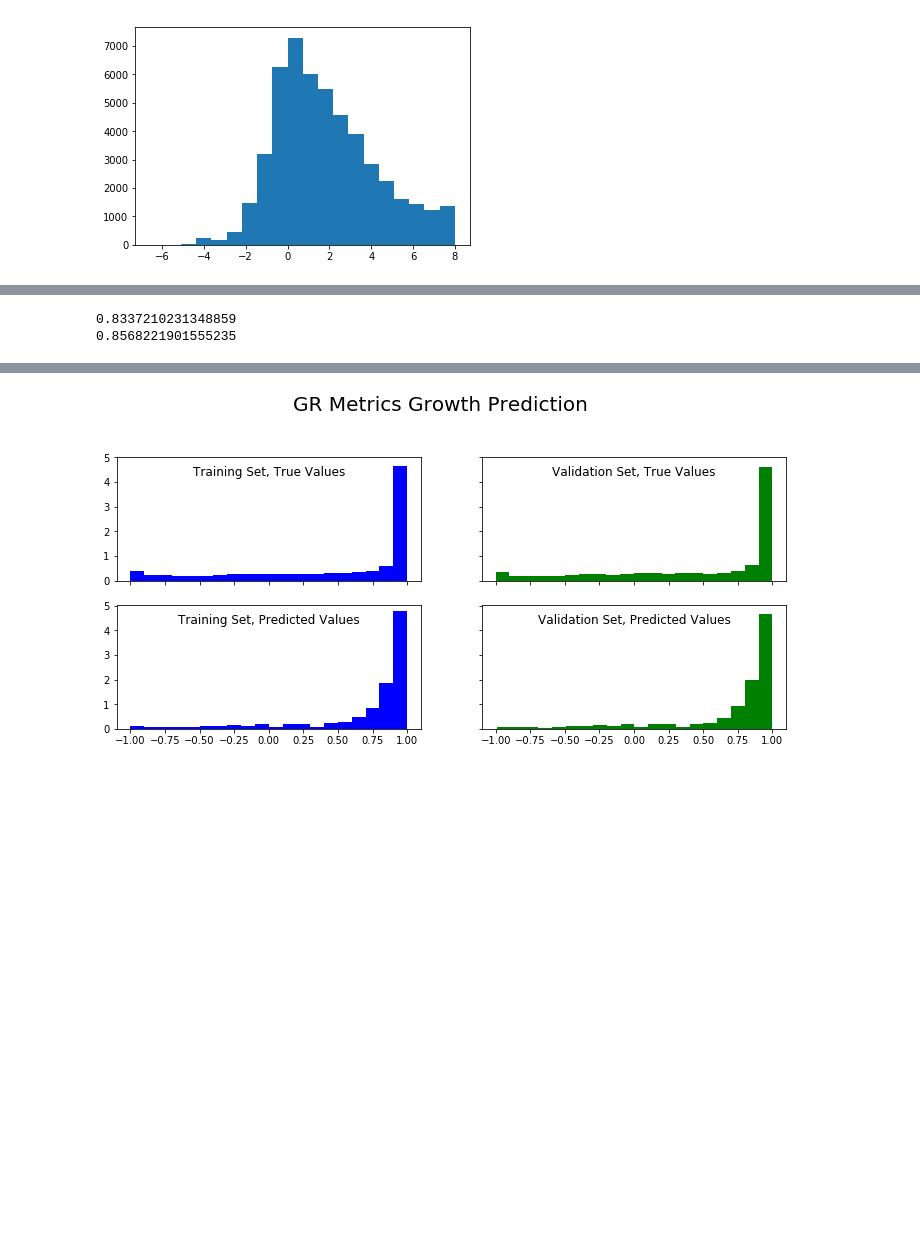
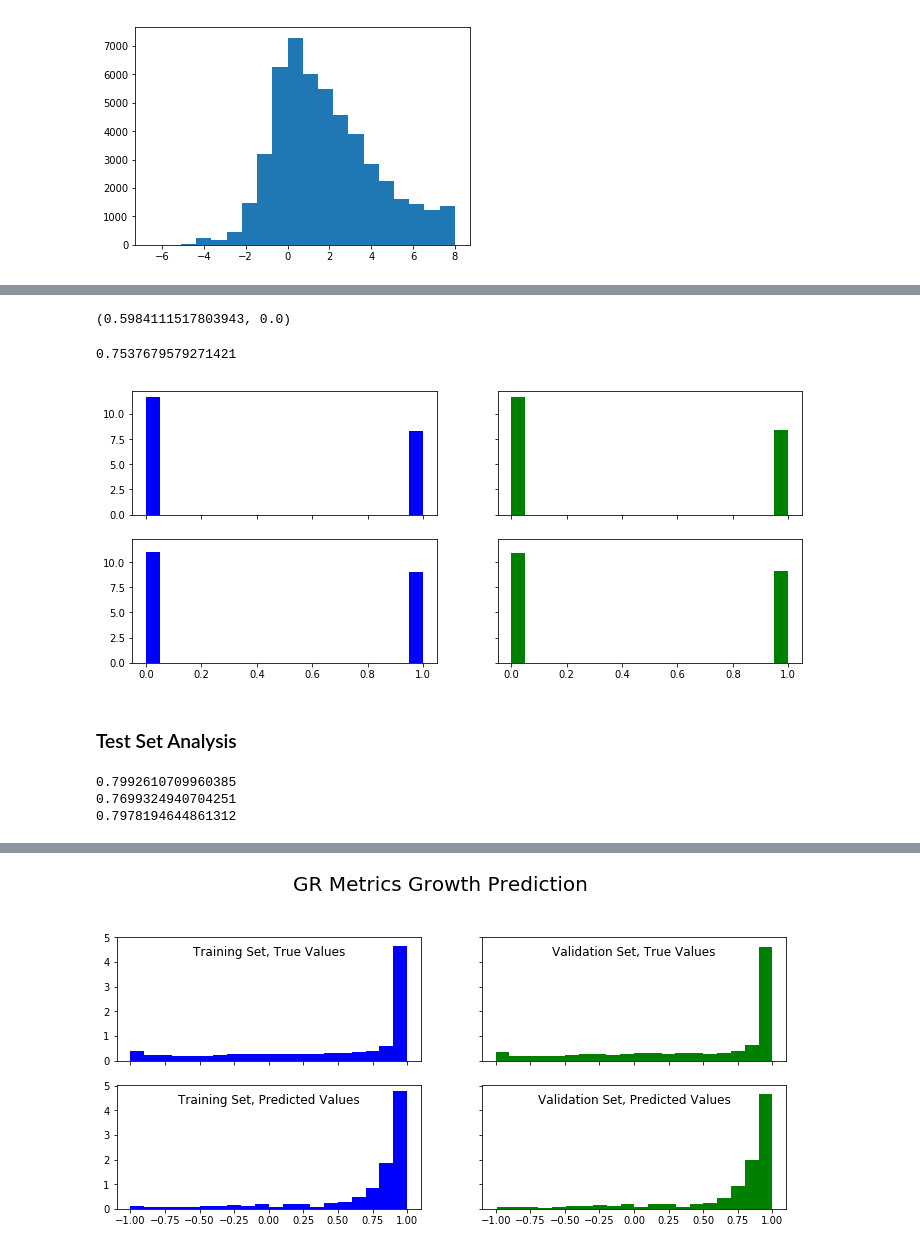
Before and after one commit to gomezlab/kinotypeClusteringAndRegression, a Jupyter notebook: src/10_twoStep.ipynb, the cells around one changed output, grey strips where cells are left out. Cells and saved outputs as stored; diff of their text form; code cells hidden in the pictures; blank space fills up the shorter version.

```diff
--- a/src/10_twoStep.ipynb
+++ b/src/10_twoStep.ipynb
@@ -134,0 +196,7 @@ with tqdm(total = len(threshes) * len(clf_holder)) as pbar:
+# %%
+agg_dat = pd.concat([X['train'], X['dev'], X['test']])
+agg_dat[['Drug', 'Concentration']] = pd.concat([ref['train'], ref['dev'], ref['test']])
+agg_dat['Target'] = np.hstack([targ['train'], targ['dev'], targ['test']])
+agg_dat['Growth'] = np.hstack([y['train'], y['dev'], y['test']])
+agg_dat = agg_dat[list(agg_dat.columns[-4:]) + list(agg_dat.columns[:-4])]
+agg_dat.head()
@@ -136,0 +234,19 @@ pd.Series(val_scores).to_csv('../results/validation_scores_auc.csv')
+# %%
+### write predictions
+thresh = 5e-2
+clf_transformer = ft.partial(thresholder, thresh)
+
+clf =  BaggingClassifier(base_estimator=SGDClassifier(penalty='elasticnet',
+                                                      loss='modified_huber',
+                                                      learning_rate='optimal',
+                                                      class_weight=None,
+                                                      l1_ratio=0.5,
+                                                      alpha=1e-3,
+                                                      random_state=1920),
+                         n_estimators=30,
+                         max_samples=0.632,
+                         n_jobs=15)
+
+clf.fit(agg_dat.values[:, 4:], clf_transformer(agg_dat.values[:, 2]))
+
+preds = clf.predict_proba(agg_dat.values[:, 4:])
@@ -137,10 +255,46 @@ pd.Series(val_scores).to_csv('../results/validation_scores_auc.csv')
+# %%
+print(pearsonr(preds[:,1]>0.7, agg_dat['Growth']>1-5e-2))
+accuracy_score(y_true=agg_dat['Growth']>1-5e-2, y_pred=(preds[:,1]>0.5)*1.)
+# %% [output]
+(0.5984111517803943, 0.0)
+0.7537679579271421
+# %%
+fig, axes = plt.subplots(figsize=(12,5), ncols=2, nrows=2, sharey=True, sharex=True)
+
+axes[0][0].hist(clf_transformer(y['train']), bins=20, density=True, color='b')
+axes[0][1].hist(clf_transformer(y['dev']), bins=20, density=True, color='g')
+
+p_train = clf.predict(X['train'])
+p_dev = clf.predict(X['dev'])
+
+axes[1][0].hist(p_train, bins=20, density=True, color='b')
+axes[1][1].hist(p_dev, bins=20, density=True, color='g')
+
+plt.show()
+# %% [output]
+[figure, added]
+# %% [markdown]
+### Test Set Analysis
 # %%
-clf_transformer = ft.partial(thresholder, 1e-12)
-clf =  BaggingClassifier(base_estimator=SGDClassifier(penalty='elasticnet', loss='hinge', learning_rate='optimal', class_weight='balanced', l1_ratio=0.99, alpha=3e-5, random_state=1920), n_estimators=20, max_samples=0.632, n_jobs=n_jobs)
-clf.fit(X['train'], clf_transformer(y['train']))
-preds = clf.predict(X['dev'])
-print(roc_auc_score(clf_transformer(y['dev']), preds))
-print(accuracy_score(clf_transformer(y['dev']), preds))
+thresh = 5e-2
+clf_transformer = ft.partial(thresholder, thresh)
+
+clf =  BaggingClassifier(base_estimator=SGDClassifier(penalty='elasticnet',
+                                                      loss='modified_huber',
+                                                      learning_rate='optimal',
+                                                      class_weight='balanced',
+                                                      l1_ratio=0.5,
+                                                      alpha=1e-4,
+                                                      random_state=1920),
+                         n_estimators=30, max_samples=0.632, n_jobs=n_jobs)
+clf.fit(pd.concat([X['train'], X['dev']]), clf_transformer(pd.concat([y['train'], y['dev']])))
+
+preds = clf.predict(X['test'])
+
+print(roc_auc_score(clf_transformer(y['test']), preds))
+print(f1_score(clf_transformer(y['test']), preds))
+print(accuracy_score(clf_transformer(y['test']), preds))
 # %% [output]
-0.8337210231348859
-0.8568221901555235
+0.7992610709960385
+0.7699324940704251
+0.7978194644861312
```
Also changed, not shown: parts of 27 cells of this notebook.
